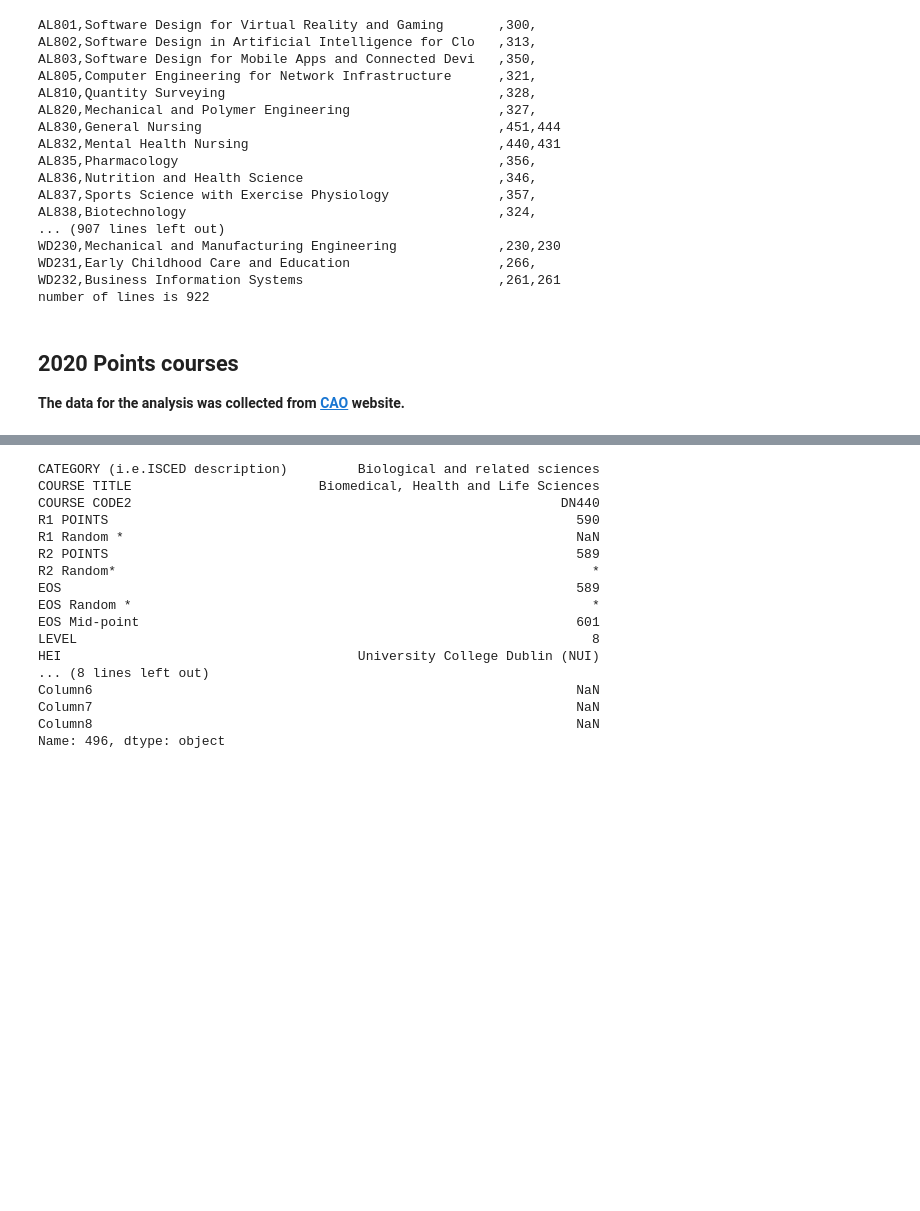
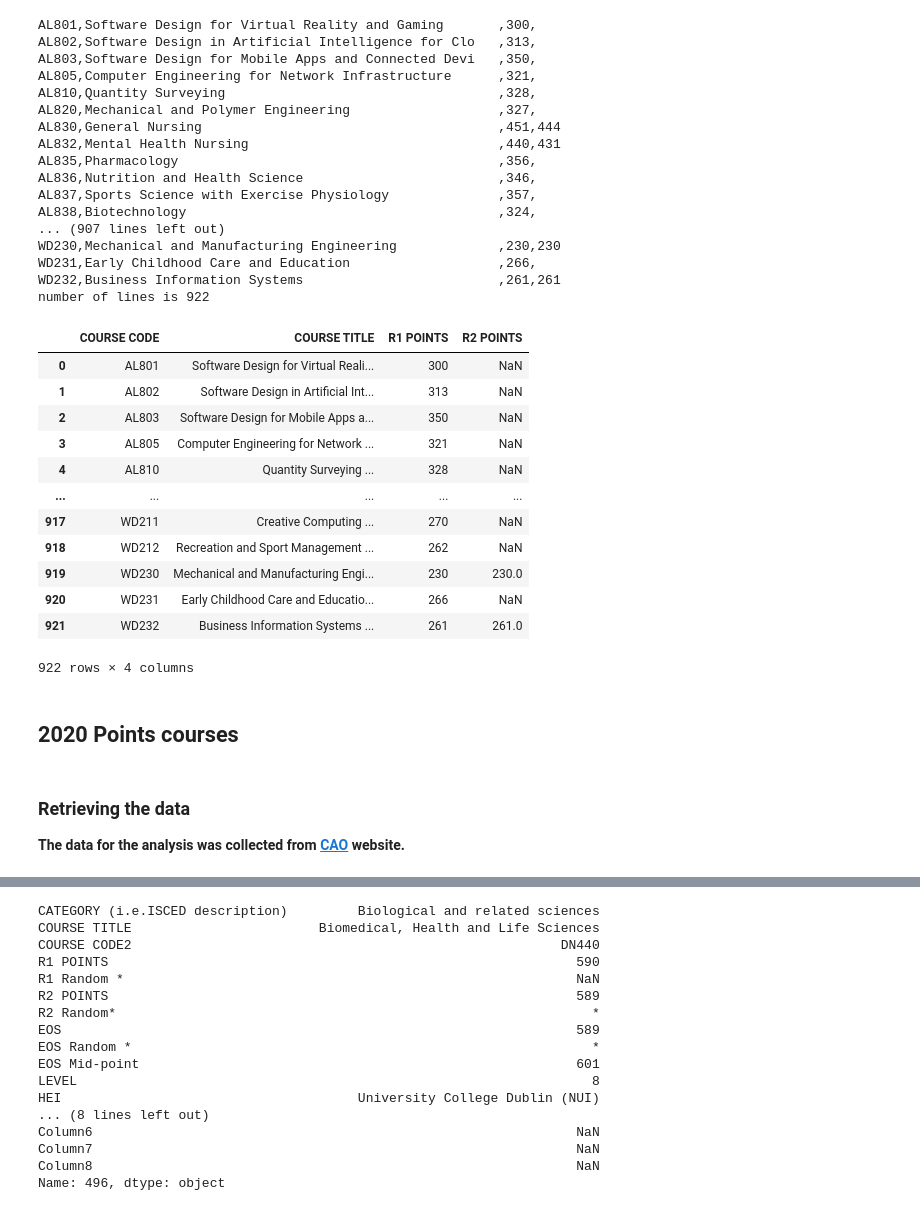
Before and after one commit to Anja585/SchoolProject-FundamentalsOfDataAnalysis, a Jupyter notebook: cao.ipynb, the cells around one changed output, grey strips where cells are left out. Drawn from its saved outputs; the diff is of its cells as text; code cells hidden in the pictures; blank space fills up the shorter version.

Commit message:
uniformed data frames

```diff
--- a/cao.ipynb
+++ b/cao.ipynb
@@ -25,5 +27,5 @@ print(now)
 # %%
 # create a file path to the original data
-path = "cao2021_" + now.strftime('%Y%m%d_%H%M%S') + ".csv"
-print(path)
+path2021 = "cao2021_" + now.strftime('%Y%m%d_%H%M%S') + ".csv"
+print(path2021)
 # %% [output]
@@ -70,9 +72,29 @@ WD230,Mechanical and Manufacturing Engineering             ,230,230
 WD231,Early Childhood Care and Education                   ,266,
 WD232,Business Information Systems                         ,261,261
 number of lines is 922
+# %%
+# read the file and add the column names
+df2021 = pd.read_csv(path2021, header= None, names = ['COURSE CODE', 'COURSE TITLE', 'R1 POINTS', 'R2 POINTS'])
+courses2021_level8 = df2021
+courses2021_level8
+# %% [output]
+|  | COURSE CODE | COURSE TITLE | R1 POINTS | R2 POINTS |
+| 0 | AL801 | Software Design for Virtual Reali... | 300 | NaN |
+| 1 | AL802 | Software Design in Artificial Int... | 313 | NaN |
+| 2 | AL803 | Software Design for Mobile Apps a... | 350 | NaN |
+| 3 | AL805 | Computer Engineering for Network ... | 321 | NaN |
+| 4 | AL810 | Quantity Surveying ... | 328 | NaN |
+| ... | ... | ... | ... | ... |
+| 917 | WD211 | Creative Computing ... | 270 | NaN |
+| 918 | WD212 | Recreation and Sport Management ... | 262 | NaN |
+| 919 | WD230 | Mechanical and Manufacturing Engi... | 230 | 230.0 |
+| 920 | WD231 | Early Childhood Care and Educatio... | 266 | NaN |
+| 921 | WD232 | Business Information Systems ... | 261 | 261.0 |
+922 rows × 4 columns
 # %% [markdown]
 ## 2020 Points courses
-
-**The data for the analysis was collected from [CAO](https://www.cao.ie/index.php?page=points&p=2020&bb=points) website.**
+# %% [markdown]
+### Retrieving the data
+**The data for the analysis was collected from [CAO](https://www.cao.ie/index.php?page=points&p=2020&bb=points) website.**
 # %%
 # downnload and parse the excel spreadsheet
```
Also changed, not shown: parts of 19 cells of this notebook, 4 other files.
